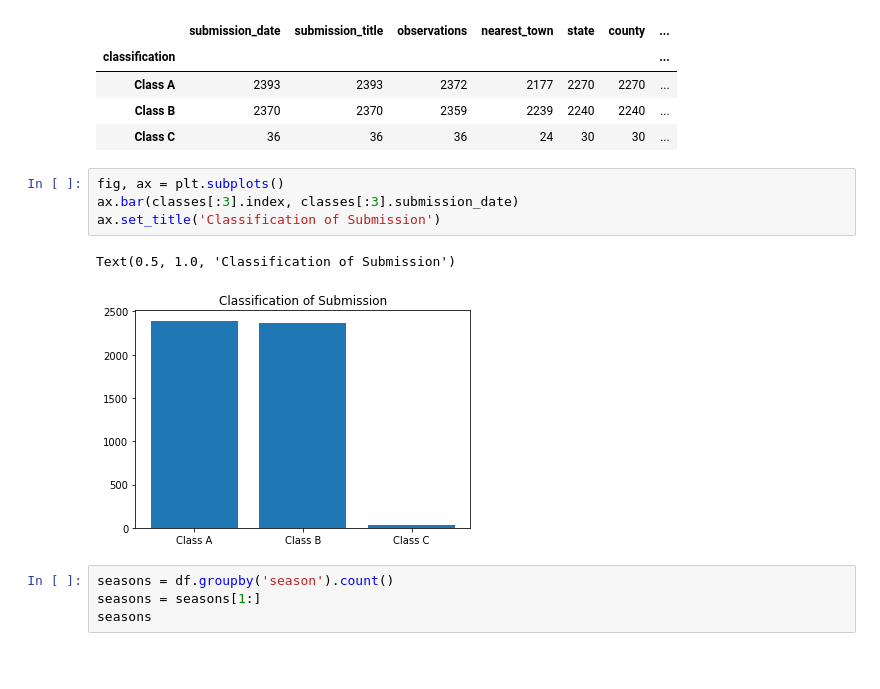
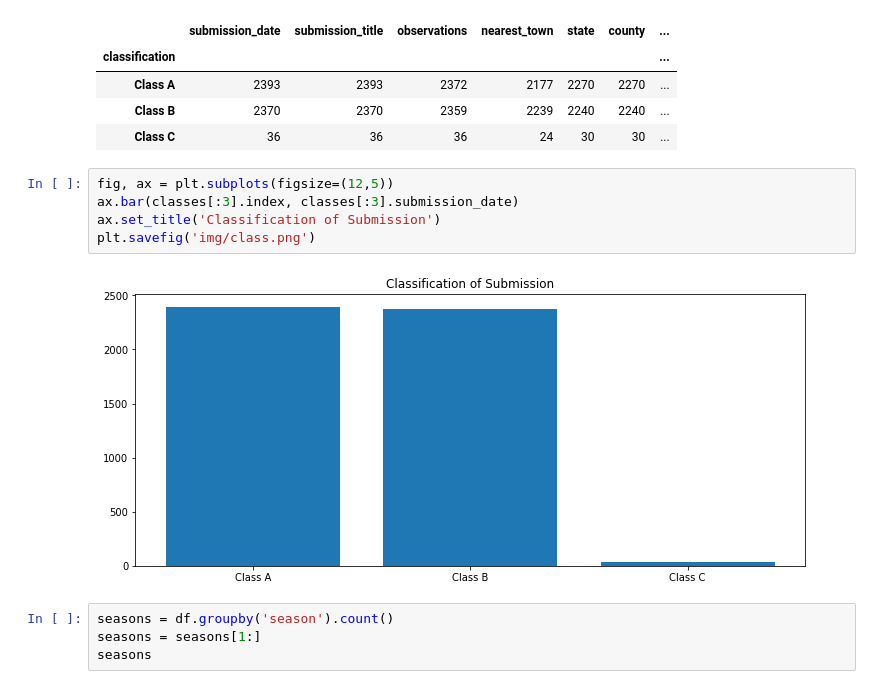
Before and after one commit to ryankirkland/bigfoot_sightings, a Jupyter notebook: ryan_EDA.ipynb, the cells around one changed output. Saved outputs shown, nothing was run; the diff lists cells and outputs as text; blank space fills up the shorter version.

```diff
--- a/ryan_EDA.ipynb
+++ b/ryan_EDA.ipynb
@@ -51,12 +51,12 @@ classes[:3]
 | Class B | 2370 | 2370 | 2359 | 2239 | 2240 | 2240 | ... |
 | Class C | 36 | 36 | 36 | 24 | 30 | 30 | ... |
 # %%
-fig, ax = plt.subplots()
+fig, ax = plt.subplots(figsize=(12,5))
 ax.bar(classes[:3].index, classes[:3].submission_date)
 ax.set_title('Classification of Submission')
+plt.savefig('img/class.png')
 # %% [output]
-Text(0.5, 1.0, 'Classification of Submission')
-[figure, old version]
+[figure, new version]
 # %%
 seasons = df.groupby('season').count()
 seasons = seasons[1:]
```
Also changed, not shown: parts of 15 cells of this notebook.
